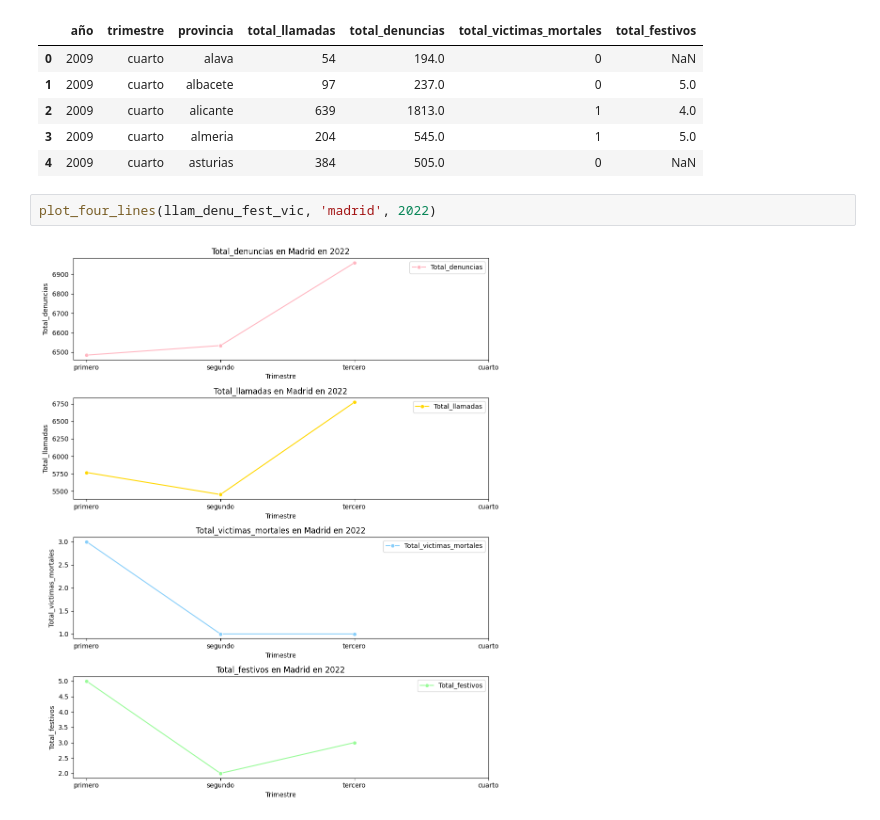
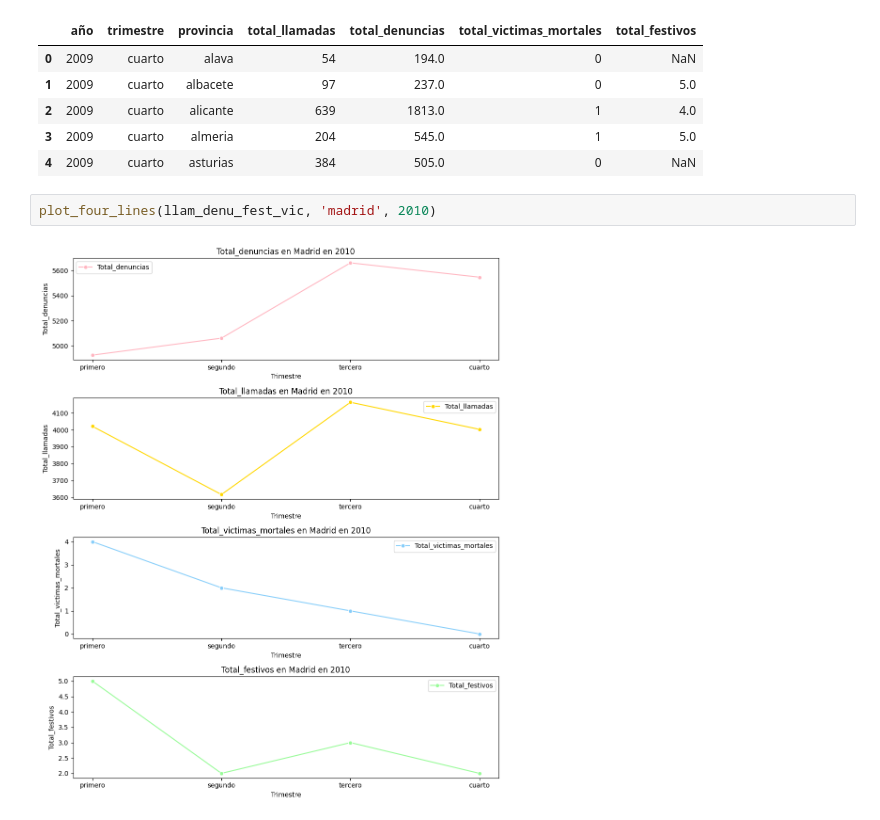
Before and after one commit to NoeRoson/Final_project, a Jupyter notebook: notebooks/graficos.ipynb, the cells around one changed output. Drawn from its saved outputs; the diff is of its cells as text.

```diff
--- a/notebooks/graficos.ipynb
+++ b/notebooks/graficos.ipynb
@@ -406,6 +389,6 @@ llam_denu_fest_vic.head()
 | 3 | 2009 | cuarto | almeria | 204 | 545.0 | 1 | 5.0 |
 | 4 | 2009 | cuarto | asturias | 384 | 505.0 | 0 | NaN |
 # %%
-plot_four_lines(llam_denu_fest_vic, 'madrid', 2022)
+plot_four_lines(llam_denu_fest_vic, 'madrid', 2010)
 # %% [output]
-[figure, old version]
+[figure, new version]
```
Also changed, not shown: parts of 13 cells of this notebook, 1 other file.
